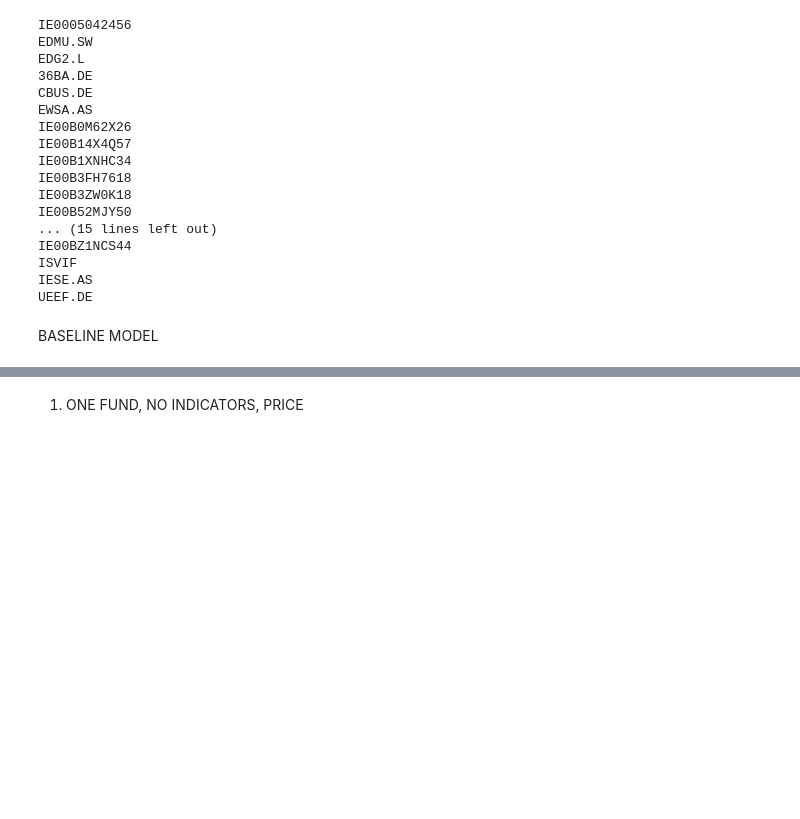
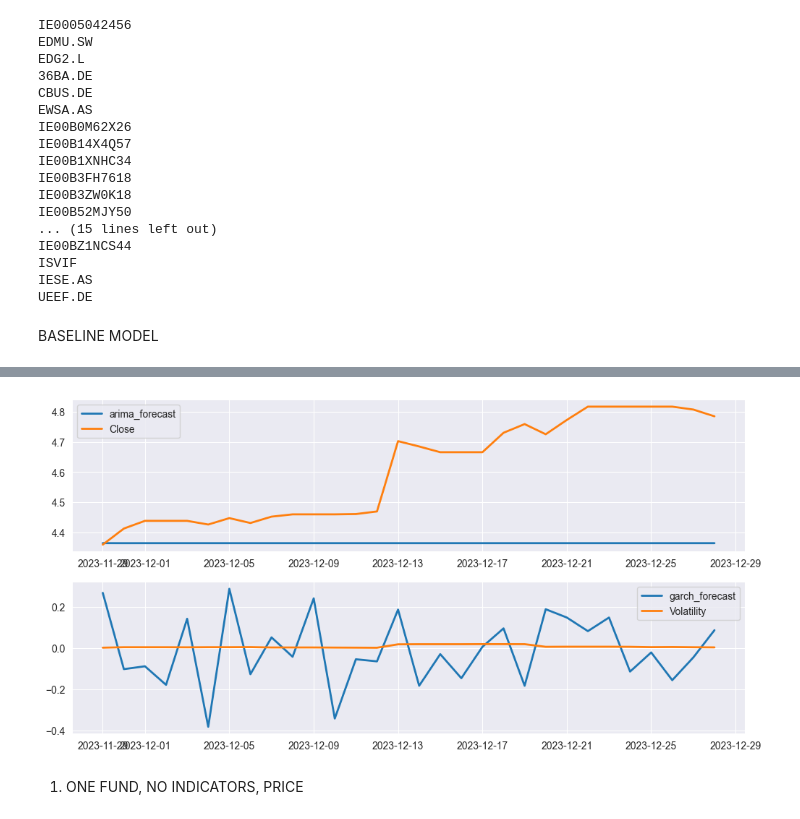
Before and after one commit to akrokosz/HF_Thesis, a Jupyter notebook: main.ipynb, the cells around one changed output, grey strips where cells are left out. Saved outputs shown, nothing was run; the diff lists cells and outputs as text; code cells hidden in the pictures; blank space fills up the shorter version.

```diff
--- a/main.ipynb
+++ b/main.ipynb
@@ -377,15 +421,17 @@ garch_rae = relative_absolute_error(funds_w_names["EWSA.AS"]["Rolling Volatility
 # %%
 fig, axes = plt.subplots(2, 1, figsize=(12,6))
 
 
-axes[0].plot(f1['ds'][-30:], arima_forecast[-30:], label='arima_forecast', linewidth=2)
-axes[0].plot(f1['ds'][-30:], funds_w_names["EWSA.AS"]["Close"][-30:], label='Close', linewidth=2)
+axes[0].plot(funds_w_names["EWSA.AS"][-30:].index, arima_forecast[-30:], label='arima_forecast', linewidth=2)
+axes[0].plot(funds_w_names["EWSA.AS"][-30:].index, funds_w_names["EWSA.AS"]["Close"][-30:], label='Close', linewidth=2)
 axes[0].legend(loc='best')
-axes[1].plot(f1['ds'][-30:], garch_forecast["GARCH(1,1)"], label='garch_forecast', linewidth=2)
-axes[1].plot(f1['ds'][-30:], funds_w_names["EWSA.AS"]["Rolling Volatility"][-30:], label='Volatility', linewidth=2)
+axes[1].plot(funds_w_names["EWSA.AS"][-30:].index, garch_forecast["GARCH(1,1)"], label='garch_forecast', linewidth=2)
+axes[1].plot(funds_w_names["EWSA.AS"][-30:].index, funds_w_names["EWSA.AS"]["Rolling Volatility"][-30:], label='Volatility', linewidth=2)
 axes[1].legend(loc='best')
 plt.legend()
 plt.show()
+# %% [output]
+[figure, added]
 # %%
 test_funds = defaultdict(pd.DataFrame)
 train_funds = defaultdict(pd.DataFrame)
```
Also changed, not shown: parts of 13 cells of this notebook.
